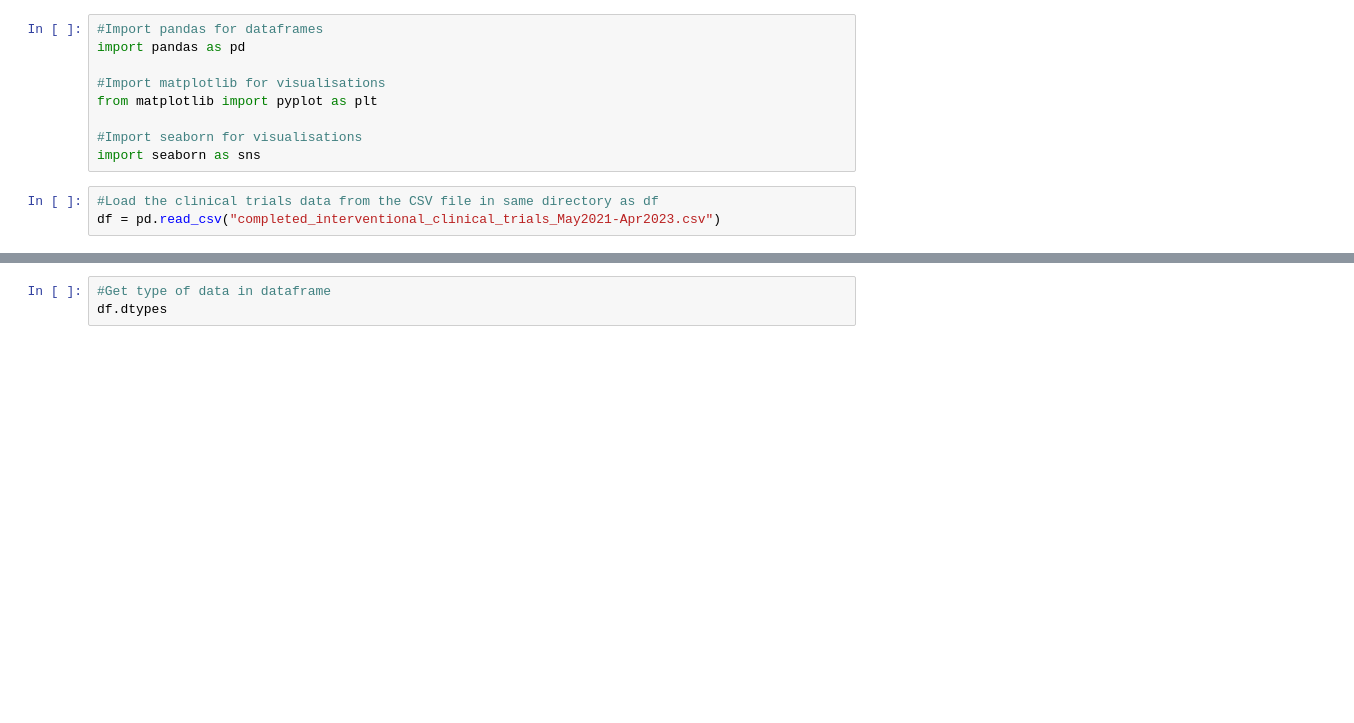
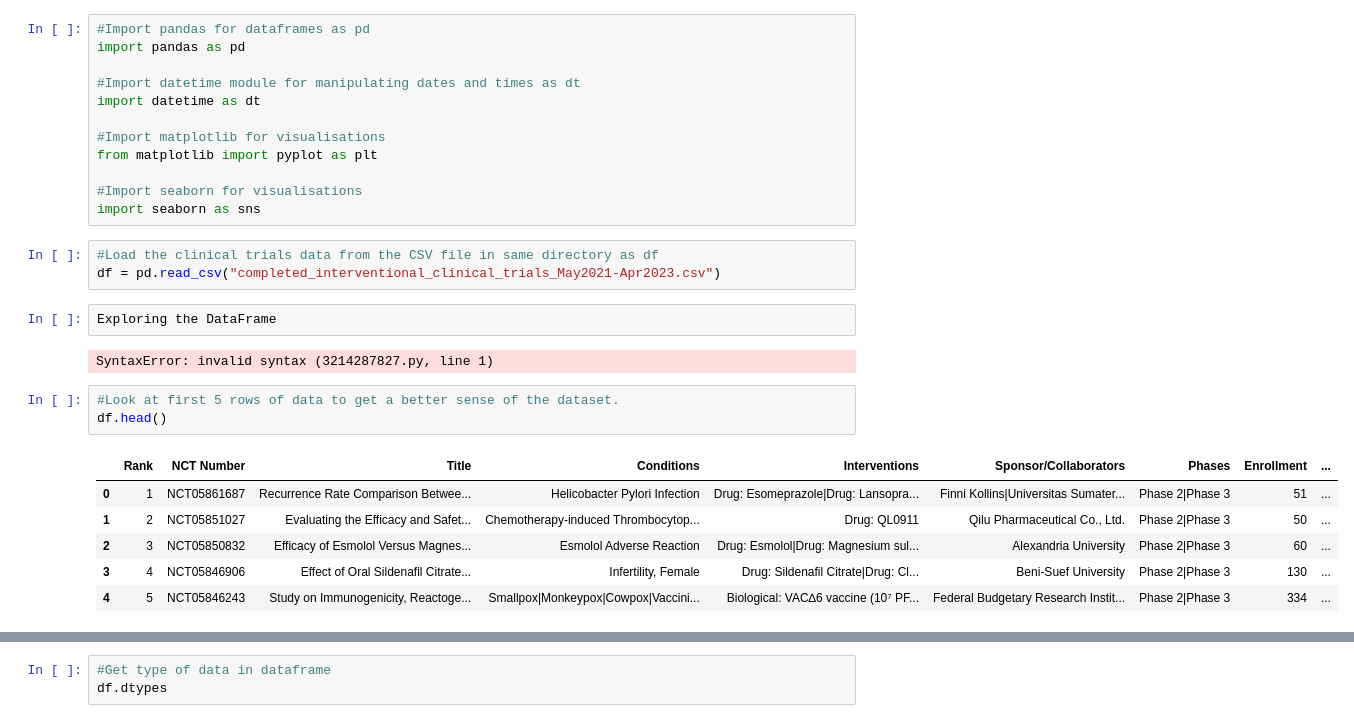
Before and after one commit to muireanncallaghan/UCDPA_muireann, a Jupyter notebook: clinical_trials.ipynb, the cells around one changed output, grey strips where cells are left out. Cells and saved outputs as stored; diff of their text form; blank space fills up the shorter version.

```diff
--- a/clinical_trials.ipynb
+++ b/clinical_trials.ipynb
@@ -1,6 +1,9 @@
 # %%
-#Import pandas for dataframes
+#Import pandas for dataframes as pd
 import pandas as pd
+
+#Import datetime module for manipulating dates and times as dt
+import datetime as dt
 
 #Import matplotlib for visualisations
 from matplotlib import pyplot as plt
@@ -10,3 +13,17 @@ import seaborn as sns
 # %%
 #Load the clinical trials data from the CSV file in same directory as df
 df = pd.read_csv("completed_interventional_clinical_trials_May2021-Apr2023.csv")
+# %%
+Exploring the DataFrame
+# %% [output]
+SyntaxError: invalid syntax (3214287827.py, line 1)
+# %%
+#Look at first 5 rows of data to get a better sense of the dataset.
+df.head()
+# %% [output]
+|  | Rank | NCT Number | Title | Conditions | Interventions | Sponsor/Collaborators | Phases | Enrollment | ... |
+| 0 | 1 | NCT05861687 | Recurrence Rate Comparison Betwee... | Helicobacter Pylori Infection | Drug: Esomeprazole|Drug: Lansopra... | Finni Kollins|Universitas Sumater... | Phase 2|Phase 3 | 51 | ... |
+| 1 | 2 | NCT05851027 | Evaluating the Efficacy and Safet... | Chemotherapy-induced Thrombocytop... | Drug: QL0911 | Qilu Pharmaceutical Co., Ltd. | Phase 2|Phase 3 | 50 | ... |
+| 2 | 3 | NCT05850832 | Efficacy of Esmolol Versus Magnes... | Esmolol Adverse Reaction | Drug: Esmolol|Drug: Magnesium sul... | Alexandria University | Phase 2|Phase 3 | 60 | ... |
+| 3 | 4 | NCT05846906 | Effect of Oral Sildenafil Citrate... | Infertility, Female | Drug: Sildenafil Citrate|Drug: Cl... | Beni-Suef University | Phase 2|Phase 3 | 130 | ... |
+| 4 | 5 | NCT05846243 | Study on Immunogenicity, Reactoge... | Smallpox|Monkeypox|Cowpox|Vaccini... | Biological: VAC∆6 vaccine (10⁷ PF... | Federal Budgetary Research Instit... | Phase 2|Phase 3 | 334 | ... |
```
Also changed, not shown: parts of 13 cells of this notebook.
